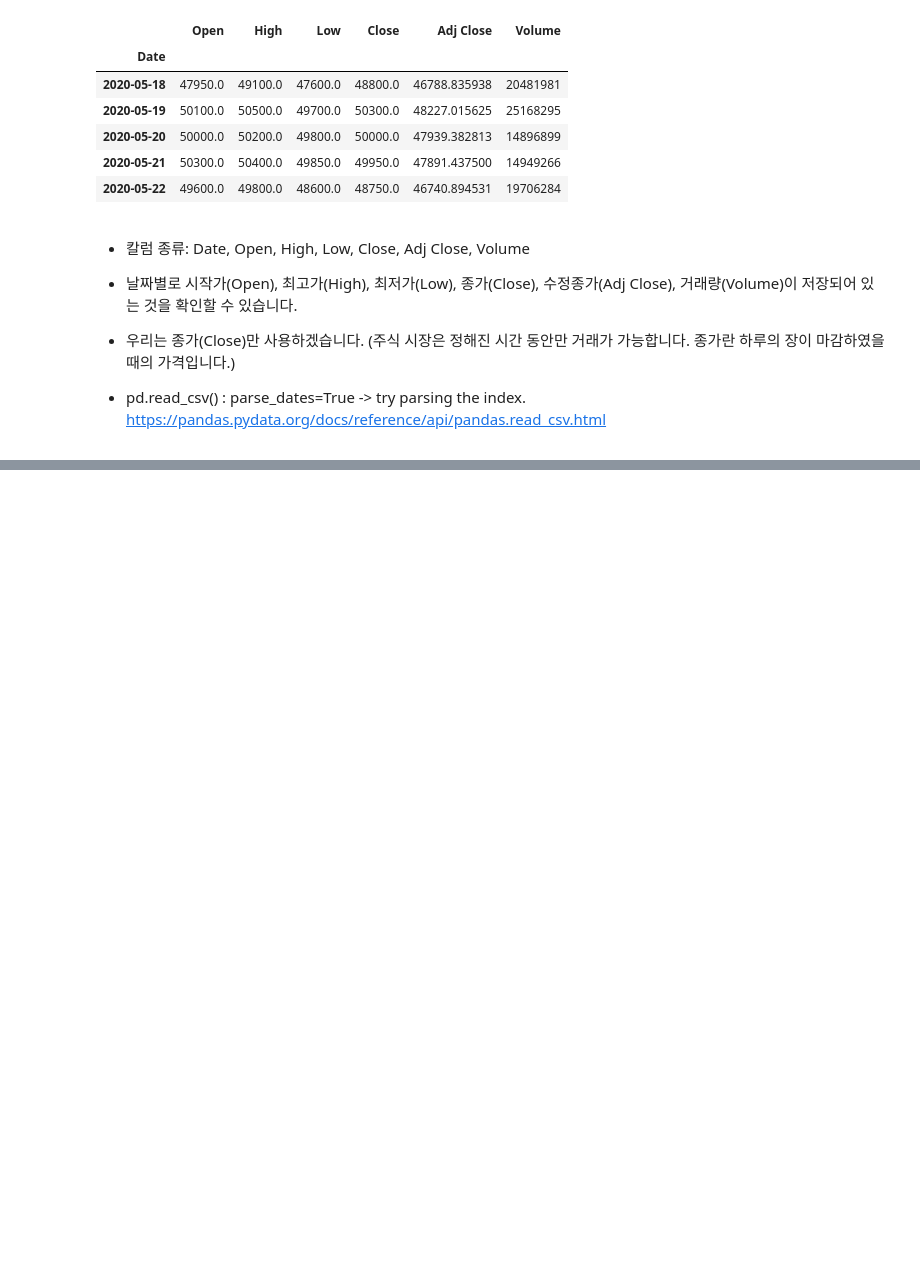
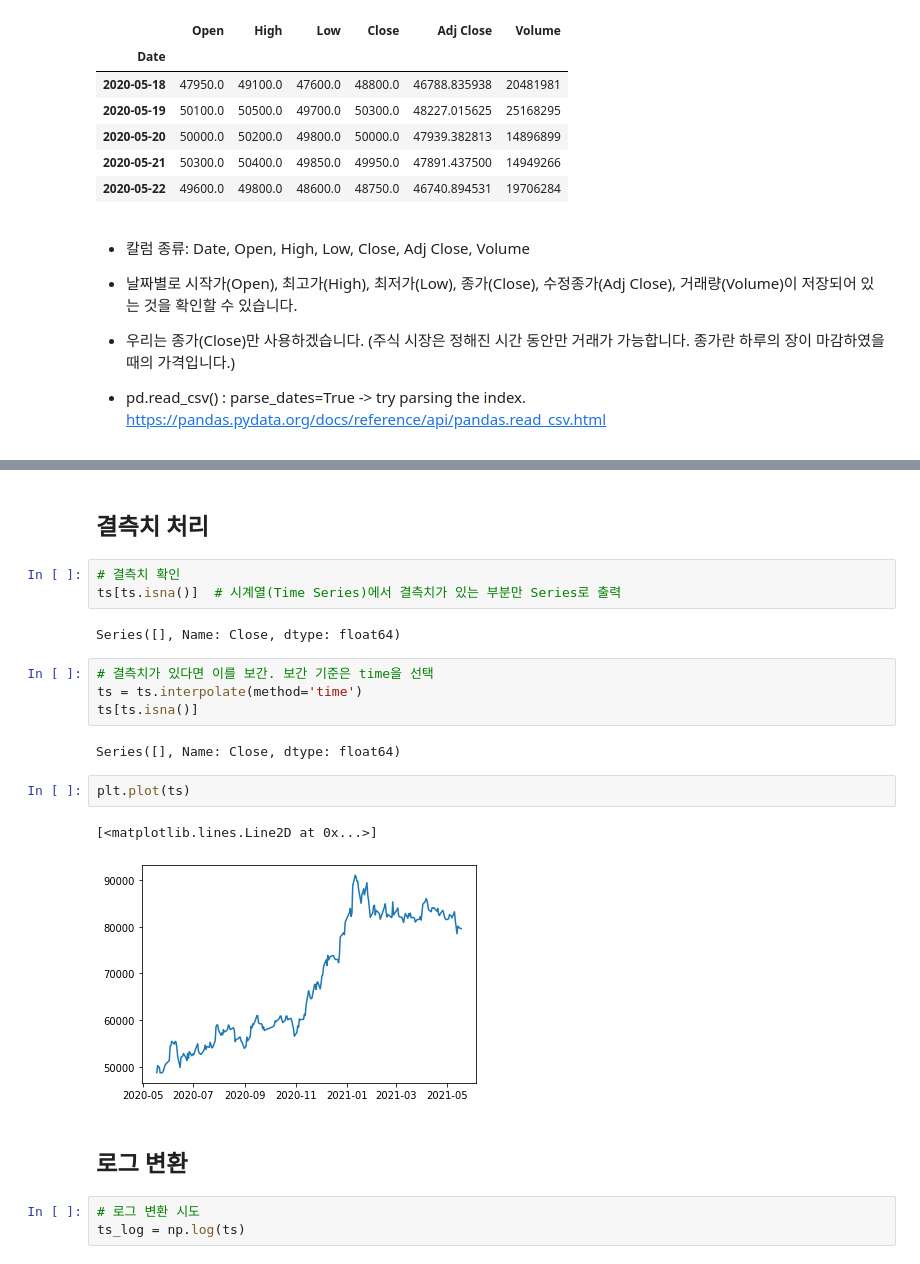
Before and after one commit to seungmiya13/LMS-Exploration, a Jupyter notebook: E14/stock_prediction.ipynb, the cells around one changed output, grey strips where cells are left out. Saved outputs shown, nothing was run; the diff lists cells and outputs as text; blank space fills up the shorter version.

```diff
--- a/E14/stock_prediction.ipynb
+++ b/E14/stock_prediction.ipynb
@@ -55,0 +69,23 @@ Name: Close, dtype: float64
+# %% [markdown]
+## 결측치 처리
+# %%
+# 결측치 확인
+ts[ts.isna()]  # 시계열(Time Series)에서 결측치가 있는 부분만 Series로 출력
+# %% [output]
+Series([], Name: Close, dtype: float64)
+# %%
+# 결측치가 있다면 이를 보간. 보간 기준은 time을 선택
+ts = ts.interpolate(method='time')
+ts[ts.isna()]
+# %% [output]
+Series([], Name: Close, dtype: float64)
+# %%
+plt.plot(ts)
+# %% [output]
+[<matplotlib.lines.Line2D at 0x...>]
+[figure, added]
+# %% [markdown]
+## 로그 변환
+# %%
+# 로그 변환 시도
+ts_log = np.log(ts)
```
Also changed, not shown: parts of 46 cells of this notebook, 3 other files.
